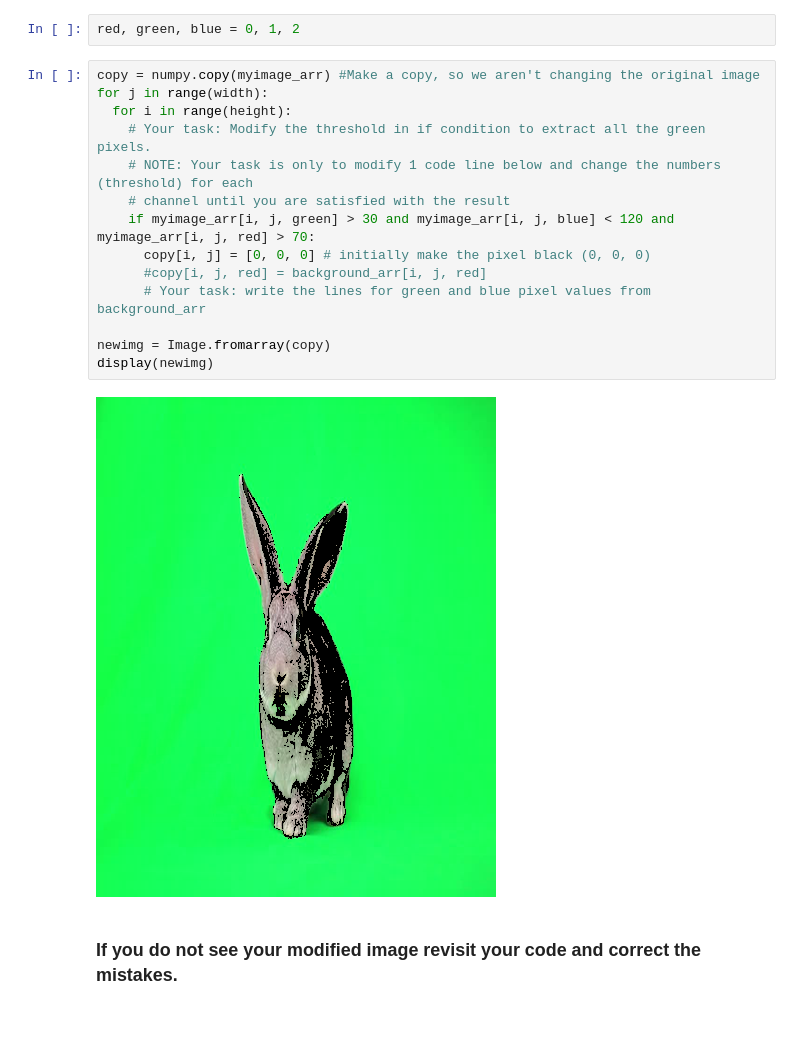
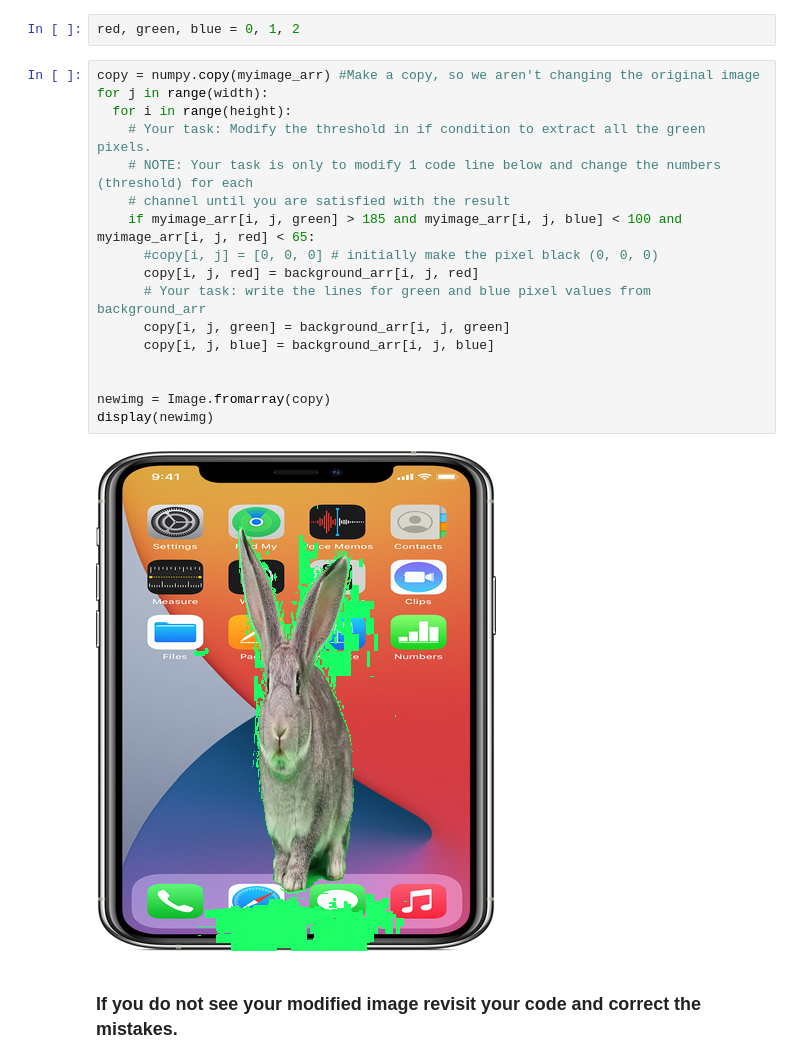
Before and after one commit to Uni-High-Fall-21-Computer-Programming/chromakey-Epicodex123, a Jupyter notebook: chromakey.ipynb, the cells around one changed output. Drawn from its saved outputs; the diff is of its cells as text; blank space fills up the shorter version.

```diff
--- a/chromakey.ipynb
+++ b/chromakey.ipynb
@@ -160,19 +160,22 @@ red, green, blue = 0, 1, 2
 # %%
 copy = numpy.copy(myimage_arr) #Make a copy, so we aren't changing the original image
 for j in range(width):
   for i in range(height):
     # Your task: Modify the threshold in if condition to extract all the green pixels.
     # NOTE: Your task is only to modify 1 code line below and change the numbers (threshold) for each
     # channel until you are satisfied with the result
-    if myimage_arr[i, j, green] > 30 and myimage_arr[i, j, blue] < 120 and myimage_arr[i, j, red] > 70:
-      copy[i, j] = [0, 0, 0] # initially make the pixel black (0, 0, 0)
-      #copy[i, j, red] = background_arr[i, j, red]
+    if myimage_arr[i, j, green] > 185 and myimage_arr[i, j, blue] < 100 and myimage_arr[i, j, red] < 65:
+      #copy[i, j] = [0, 0, 0] # initially make the pixel black (0, 0, 0)
+      copy[i, j, red] = background_arr[i, j, red]
       # Your task: write the lines for green and blue pixel values from background_arr
+      copy[i, j, green] = background_arr[i, j, green]
+      copy[i, j, blue] = background_arr[i, j, blue]
+
 
 newimg = Image.fromarray(copy)
 display(newimg)
 # %% [output]
-[figure, old version]
+[figure, new version]
 # %% [markdown]
 ### If you do not see your modified image revisit your code and correct the mistakes.
 # %% [markdown]
```
Also changed, not shown: parts of 1 cell of this notebook.
